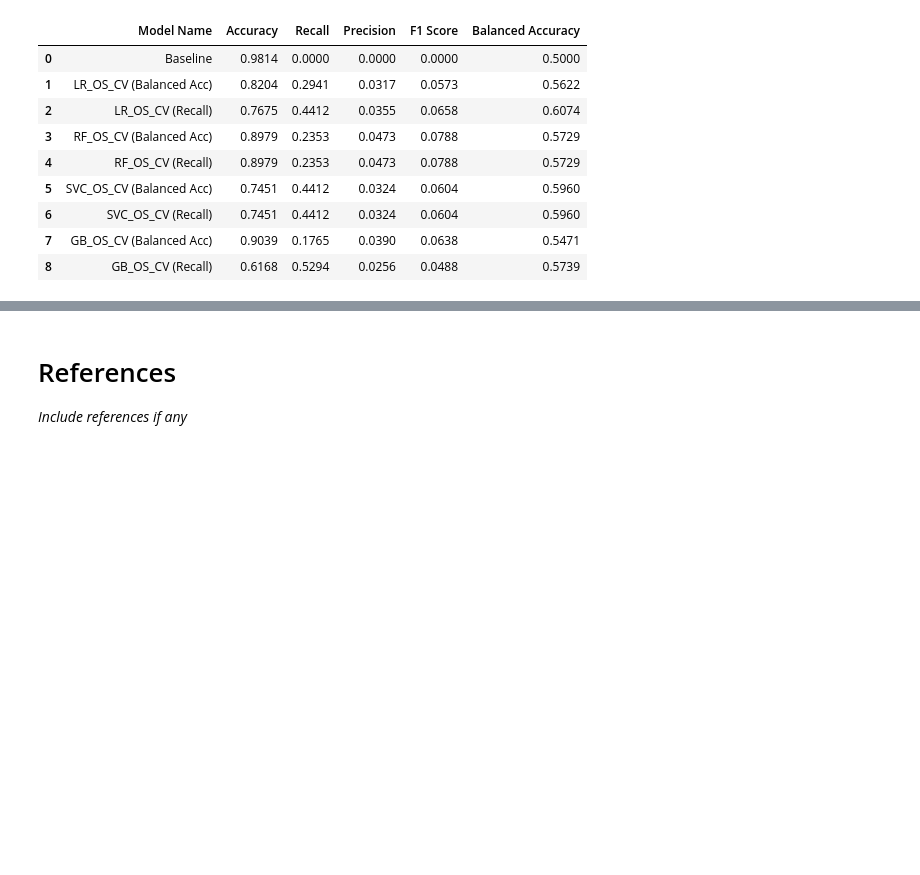
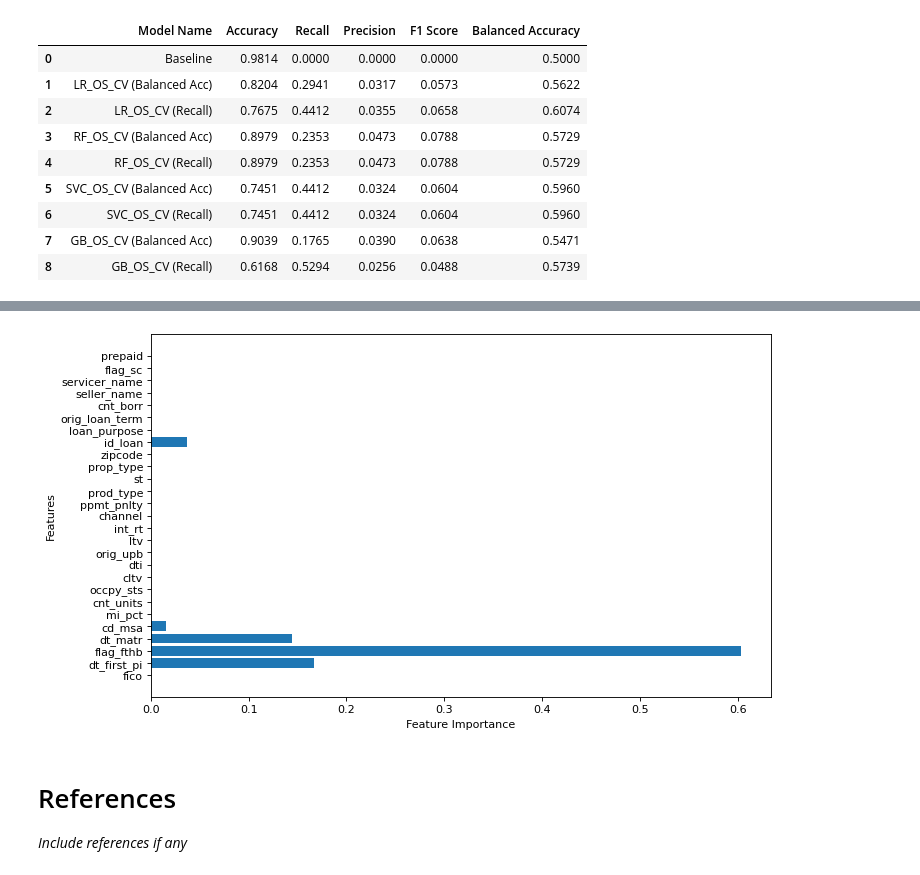
Before and after one commit to abalone88/ml_proj2, a Jupyter notebook: project2_materials/project2.ipynb, the cells around one changed output, grey strips where cells are left out. Cells and saved outputs as stored; diff of their text form; code cells hidden in the pictures; blank space fills up the shorter version.

```diff
--- a/project2_materials/project2.ipynb
+++ b/project2_materials/project2.ipynb
@@ -900,0 +906,19 @@ output_result(cv_os_model_name, cv_os_models_)
+# %%
+from sklearn.model_selection import StratifiedKFold
+best_pipeline = gb_os_cv_model_rec.best_estimator_
+
+param_grid_gb = {
+    'sampler__sampling_strategy': [0.3,0.5,0.75,1.0]
+}
+
+os_gb_cv_best = RandomizedSearchCV(best_pipeline,
+                              param_distributions=param_grid_gb,
+                              n_iter=60,
+                              scoring=["balanced_accuracy", "f1", "recall", "precision"],
+                              cv=StratifiedKFold(n_splits=5),
+                              refit="recall",
+                              random_state=69,
+                              return_train_score=True,
+                              n_jobs=-1)
+
+os_gb_cv_best.fit(X_train, y_train)
@@ -901,3 +976,19 @@ output_result(cv_os_model_name, cv_os_models_)
+# %%
+best_pipeline = gb_os_cv_model_rec.best_estimator_
+best_gb_model = best_pipeline.named_steps['model']
+
+feature_importances = best_gb_model.feature_importances_
+feature_names = X_train.columns
+
+n = len(feature_names)
+plt.figure(figsize=(10, 6))
+plt.barh(range(n), feature_importances[:n], align='center')
+plt.yticks(range(n), feature_names)
+plt.xlabel('Feature Importance')
+plt.ylabel('Features')
+plt.show()
+# %% [output]
+[figure, added]
 # %% [markdown]
 # References
 
```
Also changed, not shown: parts of 16 cells of this notebook.
